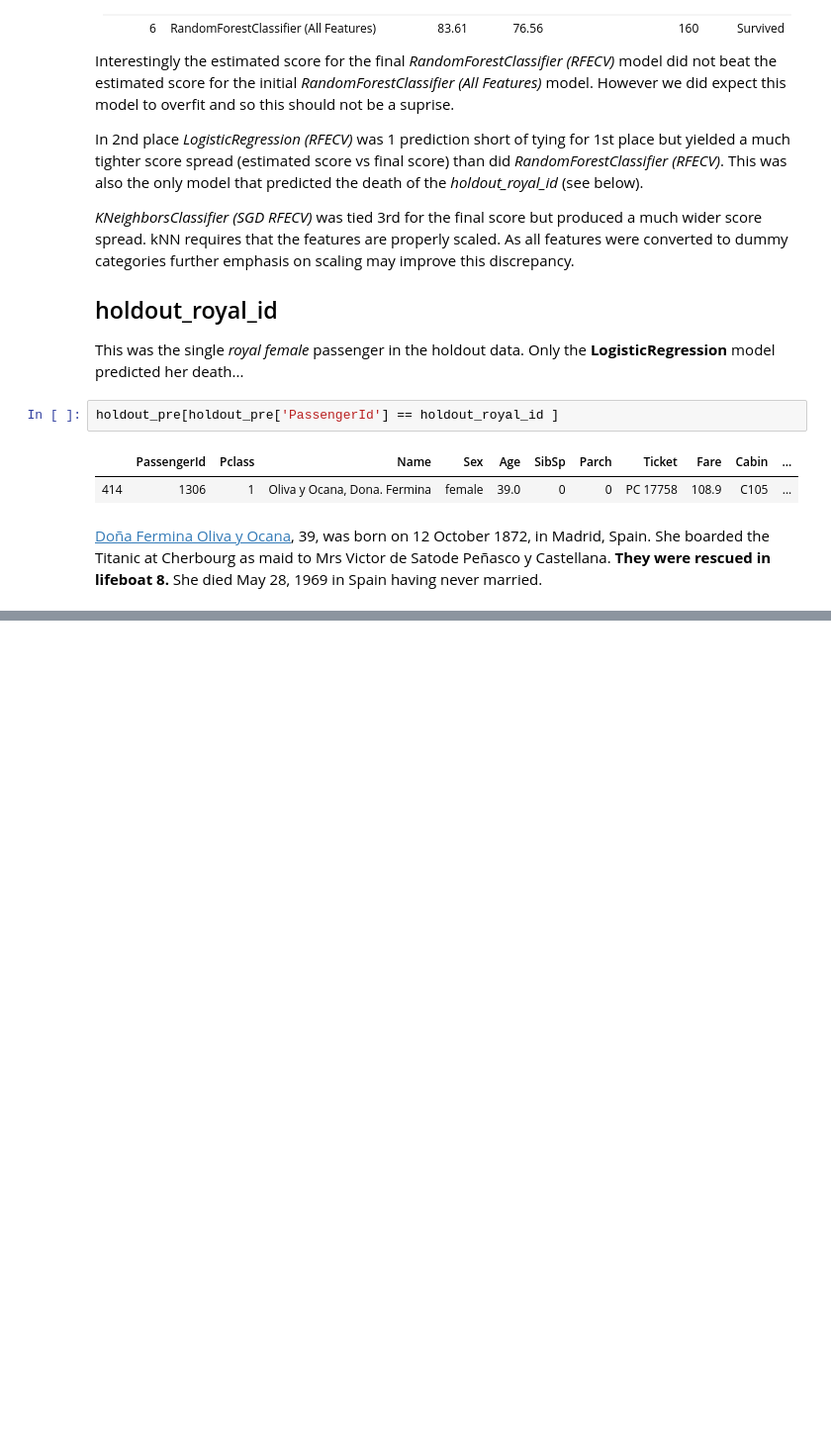
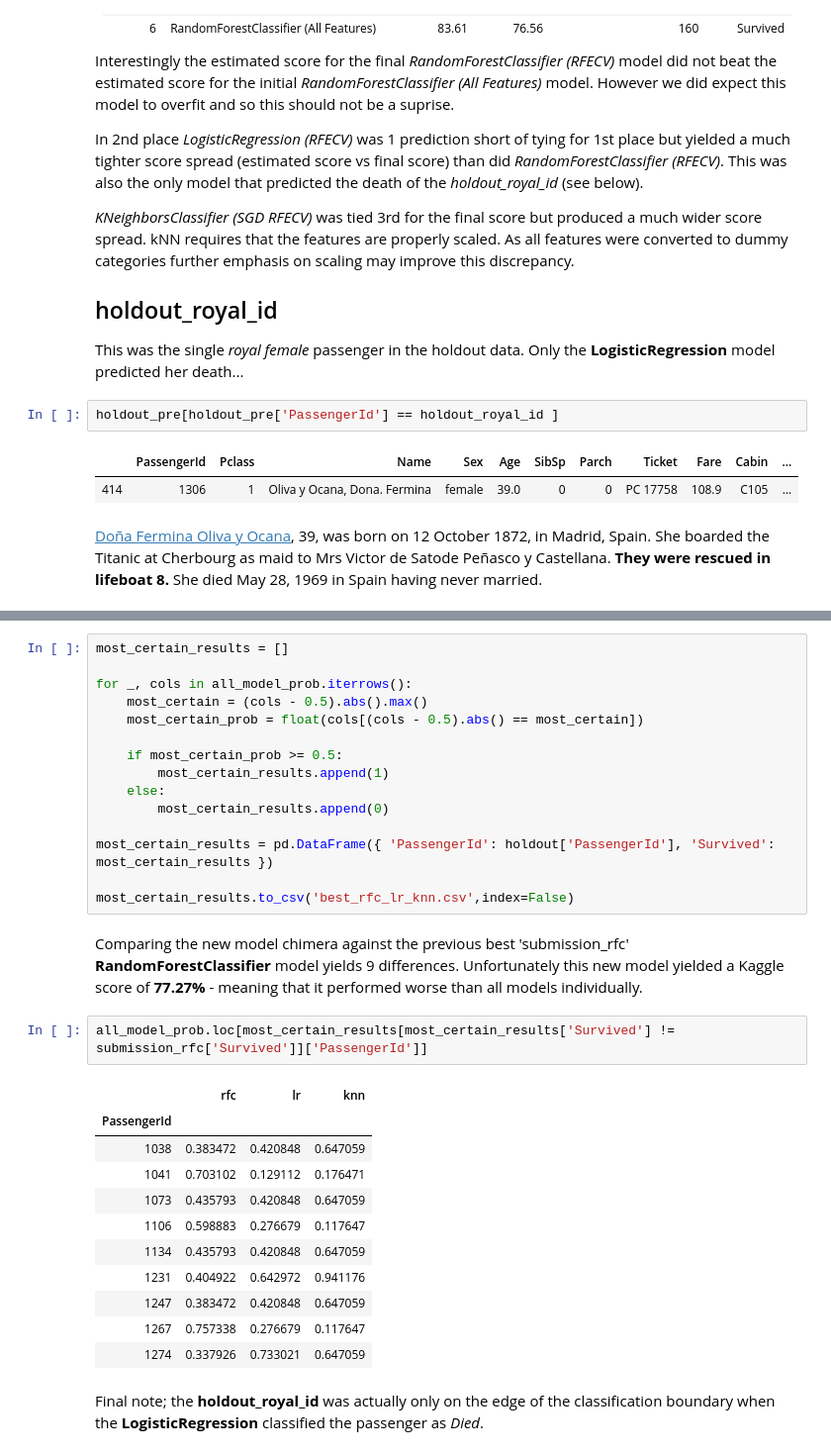
Before and after one commit to Joeyjj/kaggle_titanic, a Jupyter notebook: Titanic.ipynb, the cells around one changed output, grey strips where cells are left out. Shown at 99% size. Cells and saved outputs as stored; diff of their text form; blank space fills up the shorter version.

```diff
--- a/Titanic.ipynb
+++ b/Titanic.ipynb
@@ -954,0 +1036,33 @@ Therefore Doña Fermina Oliva y Ocana may not be the reason that the LogisticReg
+# %%
+most_certain_results = []
+
+for _, cols in all_model_prob.iterrows():
+    most_certain = (cols - 0.5).abs().max()
+    most_certain_prob = float(cols[(cols - 0.5).abs() == most_certain])
+
+    if most_certain_prob >= 0.5:
+        most_certain_results.append(1)
+    else:
+        most_certain_results.append(0)
+
+most_certain_results = pd.DataFrame({ 'PassengerId': holdout['PassengerId'], 'Survived': most_certain_results })
+
+most_certain_results.to_csv('best_rfc_lr_knn.csv',index=False)
+# %% [markdown]
+Comparing the new model chimera against the previous best 'submission_rfc' __RandomForestClassifier__ model yields 9 differences. Unfortunately this new model yielded a Kaggle score of __77.27%__ - meaning that it performed worse than all models individually.
+# %%
+all_model_prob.loc[most_certain_results[most_certain_results['Survived'] != submission_rfc['Survived']]['PassengerId']]
+# %% [output]
+|  | rfc | lr | knn |
+| PassengerId |  |  |  |
+| 1038 | 0.383472 | 0.420848 | 0.647059 |
+| 1041 | 0.703102 | 0.129112 | 0.176471 |
+| 1073 | 0.435793 | 0.420848 | 0.647059 |
+| 1106 | 0.598883 | 0.276679 | 0.117647 |
+| 1134 | 0.435793 | 0.420848 | 0.647059 |
+| 1231 | 0.404922 | 0.642972 | 0.941176 |
+| 1247 | 0.383472 | 0.420848 | 0.647059 |
+| 1267 | 0.757338 | 0.276679 | 0.117647 |
+| 1274 | 0.337926 | 0.733021 | 0.647059 |
+# %% [markdown]
+Final note; the __holdout_royal_id__ was actually only on the edge of the classification boundary when the __LogisticRegression__ classified the passenger as _Died_.
```
Also changed, not shown: parts of 17 cells of this notebook.
